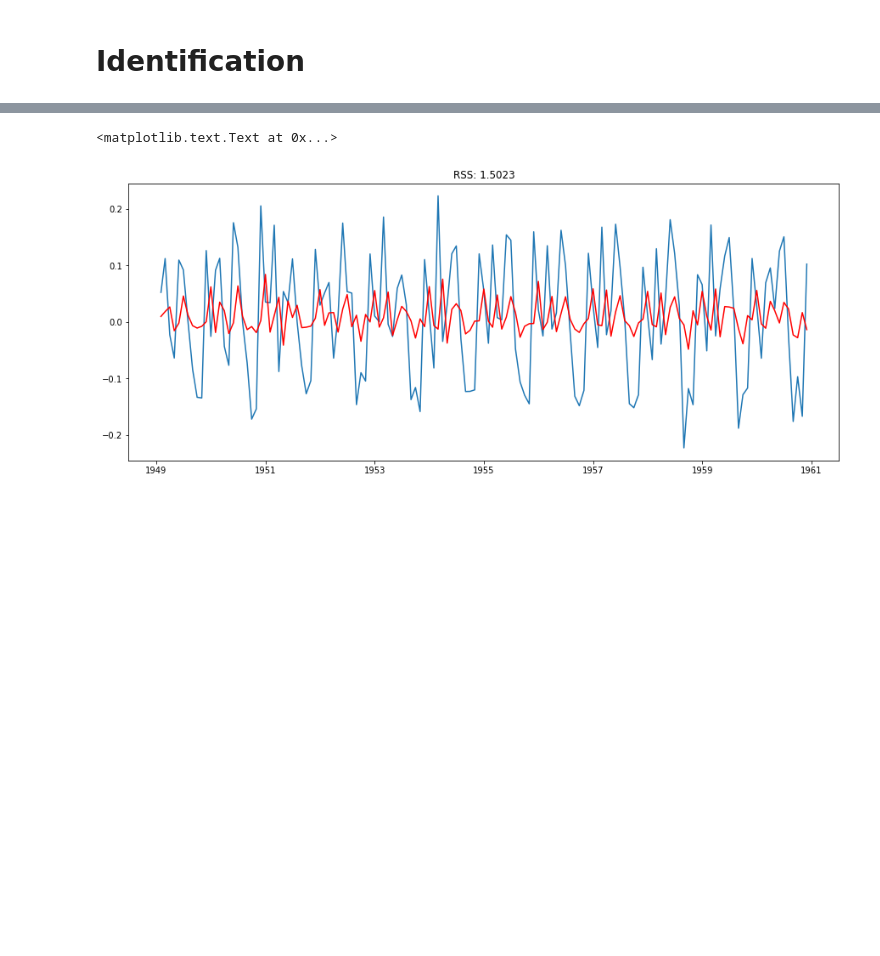
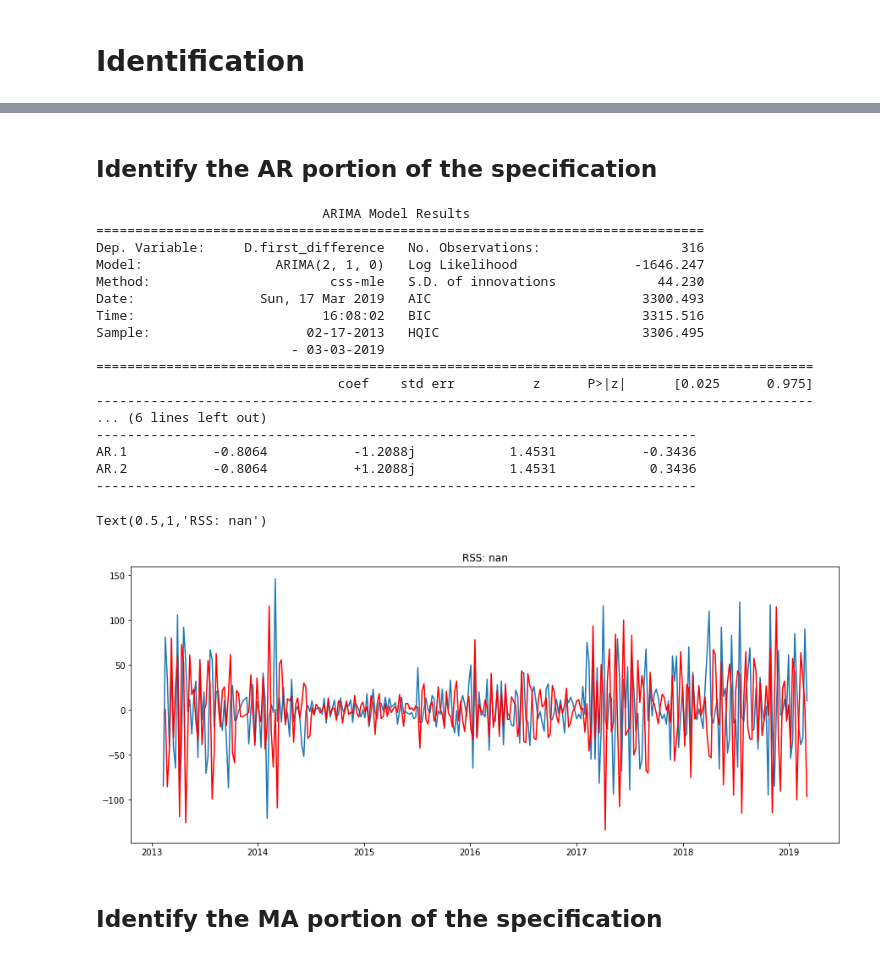
Before and after one commit to mvrieze/firepit, a Jupyter notebook: ARIMA.ipynb, the cells around one changed output, grey strips where cells are left out. Saved outputs shown, nothing was run; the diff lists cells and outputs as text; code cells hidden in the pictures; blank space fills up the shorter version.

Commit message:
Revised ARIMA with a new dataset (timeseries.csv)

```diff
--- a/ARIMA.ipynb
+++ b/ARIMA.ipynb
@@ -16,6 +126,8 @@ rcParams['figure.figsize'] = 15,6
 # %%
-data = pd.read_csv('C://Users//Family//Downloads//AirPassengers.csv')
+data = pd.read_csv('C://Users//a1000391//Desktop//timeseries.csv')
+#data = pd.read_csv('C://Users//a1000391//Desktop//AirPassengers.csv')
 print(data.head())
 print('/n Data Types:')
 print(data.dtypes)
+data.index
 # %% [output]
@@ -32,7 +144,0 @@ dtype: object
-# %%
-dateparse = lambda dates: pd.datetime.strptime(dates, '%Y-%m')
-data = pd.read_csv('C://Users//Family//Downloads//AirPassengers.csv', parse_dates=['Month'], index_col='Month',date_parser=dateparse)
-print(data.head())
-print('/n Data Types:')
-print(data.dtypes)
-data.index
@@ -73,0 +147,3 @@ Name: #Passengers, dtype: int64
+# %%
+data["Date"] = pd.to_datetime(data["Date"])
+data.set_index(["Date"], drop=True, append=False, inplace=True, verify_integrity=True)
@@ -249,0 +197,3 @@ dtype: float64
+# %%
+data['first_difference'] = data.ts - data.ts.shift(1)
+test_stationarity(data.first_difference.dropna(inplace=False))
@@ -285,12 +234,34 @@ from statsmodels.tsa.arima_model import ARIMA
+# %% [markdown]
+## Identify the AR portion of the specification
 # %%
 #AR Model
-model = ARIMA(ts_log, order=(2,1,0))
+model = ARIMA(data.first_difference, order=(2,1,0))
 results_AR = model.fit(disp=-1)
-plt.plot(ts_log_diff)
+print(results_AR.summary())
+plt.plot(data.first_difference)
 plt.plot(results_AR.fittedvalues, color='red')
-plt.title('RSS: %.4f'% sum((results_AR.fittedvalues-ts_log_diff)**2))
+plt.title('RSS: %.4f'% sum((results_AR.fittedvalues-data.first_difference)**2))
 # %% [output]
-<matplotlib.text.Text at 0x...>
+                             ARIMA Model Results
+==============================================================================
+Dep. Variable:     D.first_difference   No. Observations:                  316
+Model:                 ARIMA(2, 1, 0)   Log Likelihood               -1646.247
+Method:                       css-mle   S.D. of innovations             44.230
+Date:                Sun, 17 Mar 2019   AIC                           3300.493
+Time:                        16:08:02   BIC                           3315.516
+Sample:                    02-17-2013   HQIC                          3306.495
+                         - 03-03-2019
+============================================================================================
+                               coef    std err          z      P>|z|      [0.025      0.975]
+--------------------------------------------------------------------------------------------
+... (6 lines left out)
+-----------------------------------------------------------------------------
+AR.1           -0.8064           -1.2088j            1.4531           -0.3436
+AR.2           -0.8064           +1.2088j            1.4531            0.3436
+-----------------------------------------------------------------------------
+Text(0.5,1,'RSS: nan')
-[figure, old version]
+[figure, new version]
+# %% [markdown]
+## Identify the MA portion of the specification
 # %%
 #MA Model
```
Also changed, not shown: parts of 42 cells of this notebook, 1 other file.
